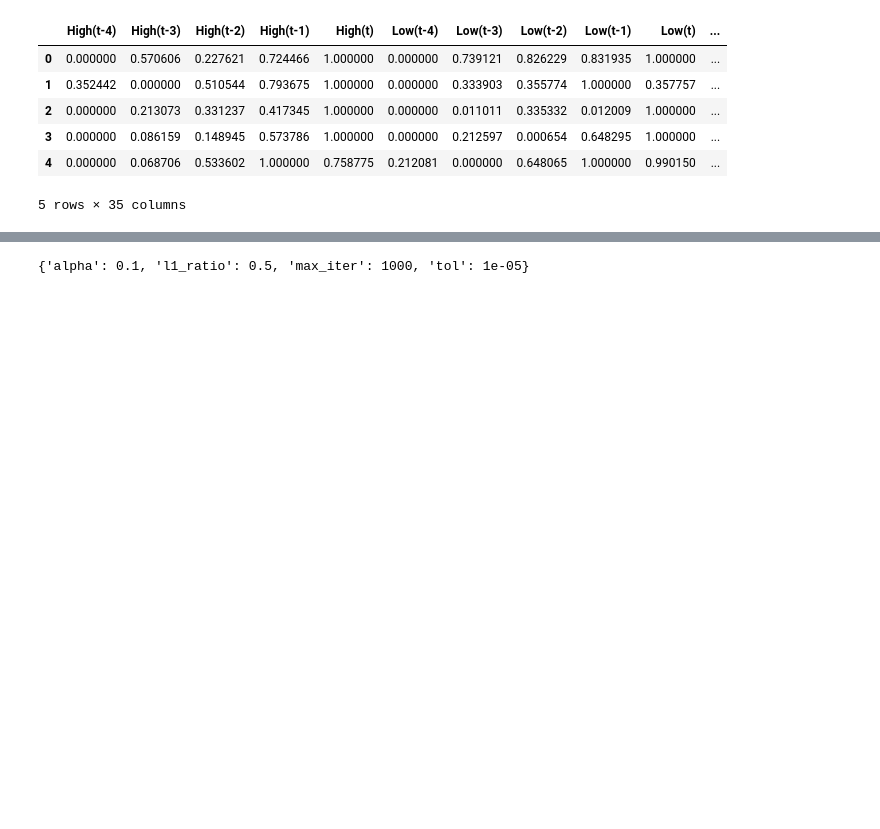
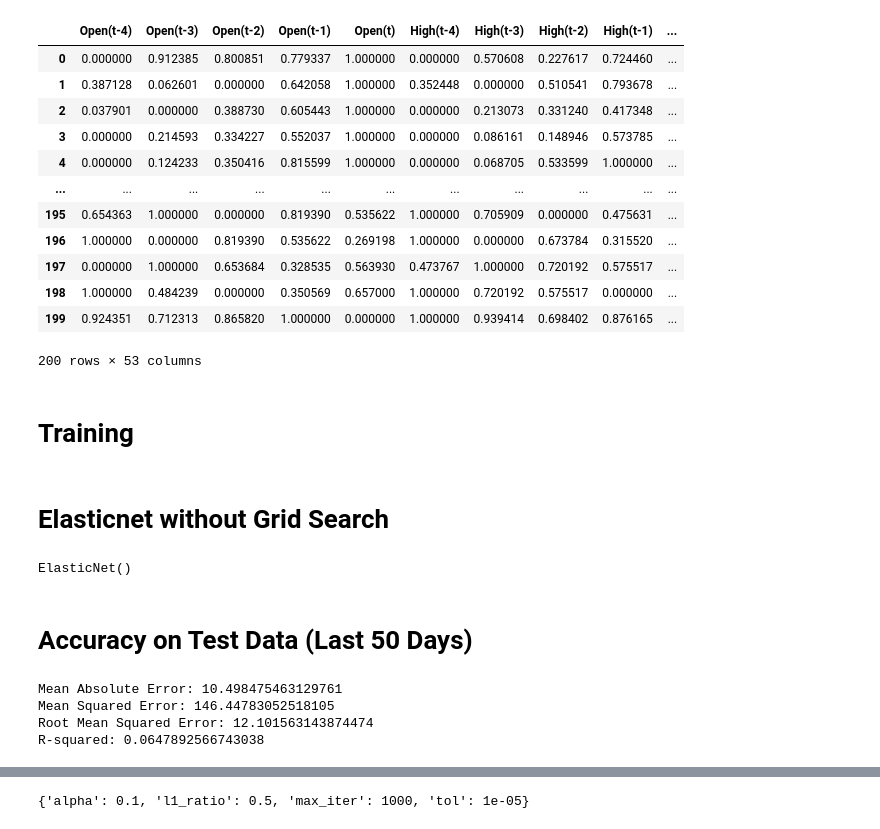
Before and after one commit to HsinZhengWei/BT4222, a Jupyter notebook: ElasticNet.ipynb, the cells around one changed output, grey strips where cells are left out. Cells and saved outputs as stored; diff of their text form; code cells hidden in the pictures; blank space fills up the shorter version.

```diff
--- a/ElasticNet.ipynb
+++ b/ElasticNet.ipynb
@@ -39,5 +98,5 @@ col_order = ['High(t-4)', 'High(t-3)', 'High(t-2)', 'High(t-1)', 'High(t)', 'Low
 # %%
-df = df[col_order]
+# Order the dataframe columns for scaling
+train_df = train_df[col_order]
 # %%
-train_scaled = df.copy()
-trform_list = {}
+train_scaled = train_df.copy()
@@ -56,7 +137,7 @@ def minmaxscaler(index, row, in_size, num_var):
         trform_list[index] = trform_dict
         cur = [ (x - rowmin) / (rowmaxmin) for x in cur]
         trformed_row.extend(cur)
-        if (i == 2):
+        if (i == 3):
             target = row[-1]
             value = (target - rowmin) / rowmaxmin
 
@@ -66,6 +147,6 @@ def minmaxscaler(index, row, in_size, num_var):
     return trformed_row
 # %%
 for index, row in train_scaled.iterrows():
-    trformed_row = minmaxscaler(index, row, 5, 4)
+    trformed_row = minmaxscaler(index, row, 5, 8)
     train_scaled.loc[index] = trformed_row
 # %% [output]
@@ -109,10 +190,18 @@ trform_list
 # %%
-train_scaled.head()
+train_scaled
 # %% [output]
-|  | High(t-4) | High(t-3) | High(t-2) | High(t-1) | High(t) | Low(t-4) | Low(t-3) | Low(t-2) | Low(t-1) | Low(t) | ... |
-| 0 | 0.000000 | 0.570606 | 0.227621 | 0.724466 | 1.000000 | 0.000000 | 0.739121 | 0.826229 | 0.831935 | 1.000000 | ... |
-| 1 | 0.352442 | 0.000000 | 0.510544 | 0.793675 | 1.000000 | 0.000000 | 0.333903 | 0.355774 | 1.000000 | 0.357757 | ... |
-| 2 | 0.000000 | 0.213073 | 0.331237 | 0.417345 | 1.000000 | 0.000000 | 0.011011 | 0.335332 | 0.012009 | 1.000000 | ... |
-| 3 | 0.000000 | 0.086159 | 0.148945 | 0.573786 | 1.000000 | 0.000000 | 0.212597 | 0.000654 | 0.648295 | 1.000000 | ... |
-| 4 | 0.000000 | 0.068706 | 0.533602 | 1.000000 | 0.758775 | 0.212081 | 0.000000 | 0.648065 | 1.000000 | 0.990150 | ... |
+|  | Open(t-4) | Open(t-3) | Open(t-2) | Open(t-1) | Open(t) | High(t-4) | High(t-3) | High(t-2) | High(t-1) | ... |
+| 0 | 0.000000 | 0.912385 | 0.800851 | 0.779337 | 1.000000 | 0.000000 | 0.570608 | 0.227617 | 0.724460 | ... |
+| 1 | 0.387128 | 0.062601 | 0.000000 | 0.642058 | 1.000000 | 0.352448 | 0.000000 | 0.510541 | 0.793678 | ... |
+| 2 | 0.037901 | 0.000000 | 0.388730 | 0.605443 | 1.000000 | 0.000000 | 0.213073 | 0.331240 | 0.417348 | ... |
+| 3 | 0.000000 | 0.214593 | 0.334227 | 0.552037 | 1.000000 | 0.000000 | 0.086161 | 0.148946 | 0.573785 | ... |
+| 4 | 0.000000 | 0.124233 | 0.350416 | 0.815599 | 1.000000 | 0.000000 | 0.068705 | 0.533599 | 1.000000 | ... |
+| ... | ... | ... | ... | ... | ... | ... | ... | ... | ... | ... |
+| 195 | 0.654363 | 1.000000 | 0.000000 | 0.819390 | 0.535622 | 1.000000 | 0.705909 | 0.000000 | 0.475631 | ... |
+| 196 | 1.000000 | 0.000000 | 0.819390 | 0.535622 | 0.269198 | 1.000000 | 0.000000 | 0.673784 | 0.315520 | ... |
+| 197 | 0.000000 | 1.000000 | 0.653684 | 0.328535 | 0.563930 | 0.473767 | 1.000000 | 0.720192 | 0.575517 | ... |
+| 198 | 1.000000 | 0.484239 | 0.000000 | 0.350569 | 0.657000 | 1.000000 | 0.720192 | 0.575517 | 0.000000 | ... |
+| 199 | 0.924351 | 0.712313 | 0.865820 | 1.000000 | 0.000000 | 1.000000 | 0.939414 | 0.698402 | 0.876165 | ... |
-5 rows × 35 columns
+200 rows × 53 columns
+# %% [markdown]
+# Training
@@ -129,0 +223,29 @@ ab_performance_tracker = pd.DataFrame(columns=["MAE", "MSE", "RMSE", "R2"])
+# %% [markdown]
+# Elasticnet without Grid Search
+# %%
+model = ElasticNet()
+model.fit(X_train, y_train)
+# %% [output]
+ElasticNet()
+# %% [markdown]
+# Accuracy on Test Data (Last 50 Days)
+# %%
+pred = model.predict(X_test)
+pred_trformed = [pred[x - y_test.index[0]] * trform_list[x][3][0] + trform_list[x][3][1] for x in y_test.index]
+y_trformed =  [y_test[x] * trform_list[x][3][0] + trform_list[x][3][1] for x in y_test.index]
+
+mae = mean_absolute_error(y_trformed, pred_trformed)
+mse = mean_squared_error(y_trformed, pred_trformed)
+rmse = mean_squared_error(y_trformed, pred_trformed, squared=False)
+r2 = r2_score(y_trformed, pred_trformed)
+score_df.loc[len(score_df)] = [False, 'test', mae, mse, rmse, r2]
+
+print('Mean Absolute Error:', mae)
+print('Mean Squared Error:', mse)
+print('Root Mean Squared Error:', rmse)
+print('R-squared:', r2)
+# %% [output]
+Mean Absolute Error: 10.498475463129761
+Mean Squared Error: 146.44783052518105
+Root Mean Squared Error: 12.101563143874474
+R-squared: 0.0647892566743038
```
Also changed, not shown: parts of 32 cells of this notebook.
